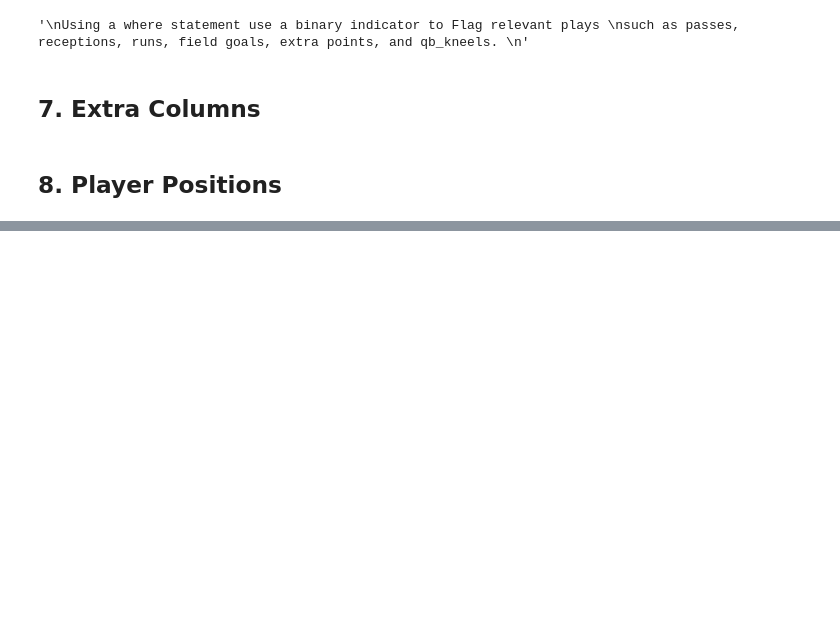
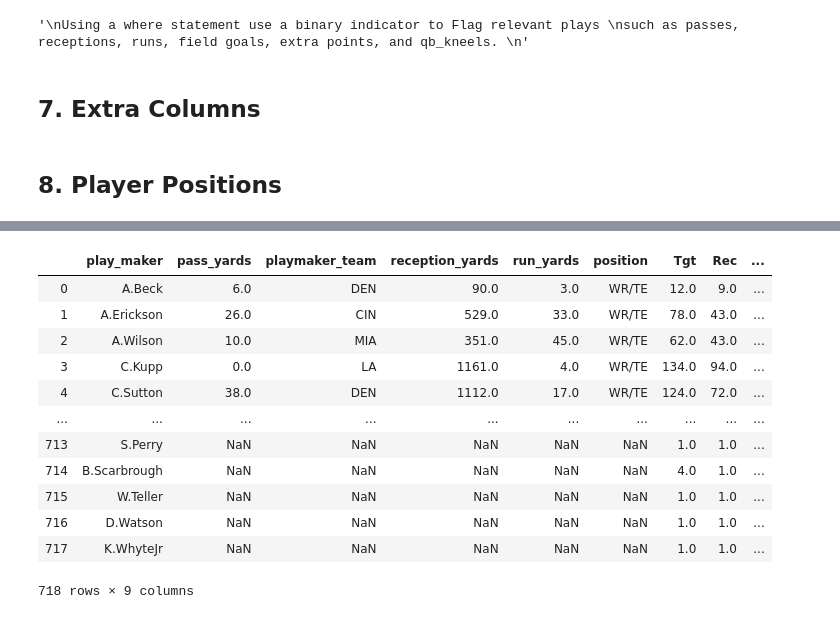
Before and after one commit to scunden/Project-Dash, a Jupyter notebook: 2. Data-Cleanup/0. Cleanup/cleanup.ipynb, the cells around one changed output, grey strips where cells are left out. Saved outputs shown, nothing was run; the diff lists cells and outputs as text; code cells hidden in the pictures; blank space fills up the shorter version.

```diff
--- a/2. Data-Cleanup/0. Cleanup/cleanup.ipynb
+++ b/2. Data-Cleanup/0. Cleanup/cleanup.ipynb
@@ -578,0 +575,22 @@ df_QB['Player'] = QB_final
+# %%
+df_WR = df_WR.rename(columns = {'Player': 'play_maker'})
+
+WR_table = final_merged[final_merged['position'] == 'WR/TE']
+
+valid_table_WR = WR_table.merge(df_WR[["play_maker", "Tgt", "Rec", "TD"]], on = 'play_maker', how = 'outer')
+
+valid_table_WR
+# %% [output]
+|  | play_maker | pass_yards | playmaker_team | reception_yards | run_yards | position | Tgt | Rec | ... |
+| 0 | A.Beck | 6.0 | DEN | 90.0 | 3.0 | WR/TE | 12.0 | 9.0 | ... |
+| 1 | A.Erickson | 26.0 | CIN | 529.0 | 33.0 | WR/TE | 78.0 | 43.0 | ... |
+| 2 | A.Wilson | 10.0 | MIA | 351.0 | 45.0 | WR/TE | 62.0 | 43.0 | ... |
+| 3 | C.Kupp | 0.0 | LA | 1161.0 | 4.0 | WR/TE | 134.0 | 94.0 | ... |
+| 4 | C.Sutton | 38.0 | DEN | 1112.0 | 17.0 | WR/TE | 124.0 | 72.0 | ... |
+| ... | ... | ... | ... | ... | ... | ... | ... | ... | ... |
+| 713 | S.Perry | NaN | NaN | NaN | NaN | NaN | 1.0 | 1.0 | ... |
+| 714 | B.Scarbrough | NaN | NaN | NaN | NaN | NaN | 4.0 | 1.0 | ... |
+| 715 | W.Teller | NaN | NaN | NaN | NaN | NaN | 1.0 | 1.0 | ... |
+| 716 | D.Watson | NaN | NaN | NaN | NaN | NaN | 1.0 | 1.0 | ... |
+| 717 | K.WhyteJr | NaN | NaN | NaN | NaN | NaN | 1.0 | 1.0 | ... |
+718 rows × 9 columns
```
Also changed, not shown: parts of 28 cells of this notebook.
